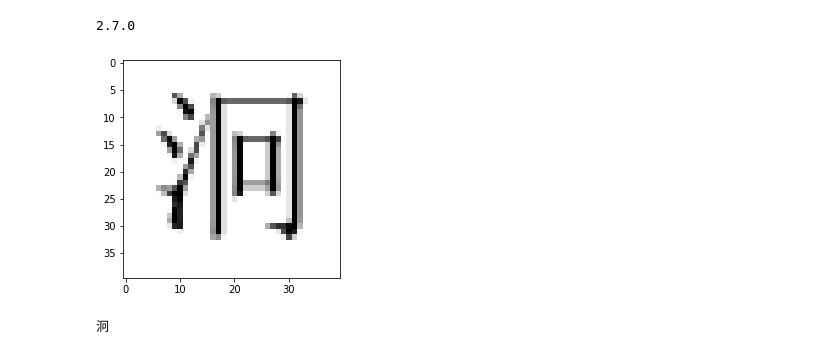
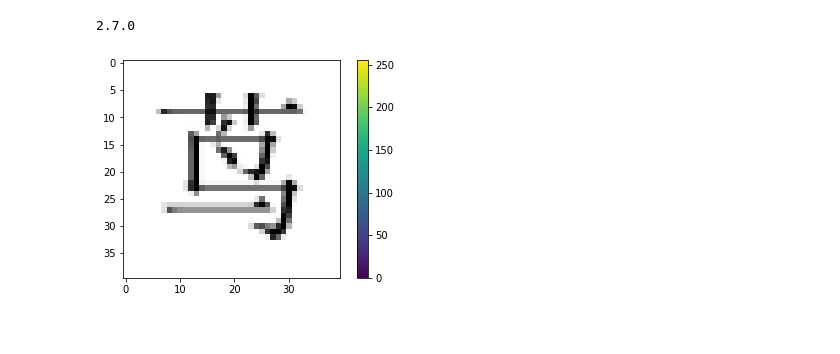
Before and after one commit to lspolatova/chinese, a Jupyter notebook: creating_images.ipynb, the cells around one changed output. Drawn from its saved outputs; the diff is of its cells as text; code cells hidden in the pictures.

```diff
--- a/creating_images.ipynb
+++ b/creating_images.ipynb
@@ -3,19 +87,15 @@
 # %%
-unicode_range = ('4E00', '9FCC')
-characters = []
-for unicode_character in range(int(unicode_range[0], 16), int(unicode_range[1], 16)):
-    characters.append(chr(unicode_character))
-
+import numpy
 from PIL import Image, ImageFilter, ImageDraw, ImageFont
 counter = 0
 X_data = []
-for letter in characters:
+for letter in letters:
     img = Image.new('RGB', (40, 40), 'white')
     idraw = ImageDraw.Draw(img)
-    line = ImageFont.truetype('/root/fonts/simsun.ttc', size = 30, encoding='utf-8')
+    line = ImageFont.truetype('/root/simsun.ttc', size = 30, encoding='utf-8')
     idraw.text((5, 5), letter, font = line, fill = 'black')
-    X_data.append(img)
+    X_data.append(numpy.asarray(img))
     counter = counter + 1
     if(not counter%1000):
-        print(f'Создано картинок {counter} из {len(characters)}...')
+        print(f'Создано картинок {counter} из {len(letters)}...')
 # %% [output]
@@ -41,0 +110,2 @@ for letter in characters:
+# %%
+X_data = np.array(X_data)
@@ -41,0 +116,2 @@ for letter in characters:
+# %%
+y = range(0, len(letters))
@@ -52,15 +131,12 @@ print(tf.__version__)
 2.7.0
 # %%
 from sklearn.model_selection import train_test_split
-train_images, test_images, train_labels, test_labels = train_test_split(X_data, characters, test_size=0.3)
+train_images, test_images, train_labels, test_labels = train_test_split(X_data, y, test_size=0.3)
-# %%
-import matplotlib.pyplot as plt
-
-plt.imshow(train_images[1000])
-plt.show()
-# %% [output]
-[figure, removed]
-# %%
-print(train_labels[1000])
-# %% [output]
-泂
+# %%
+plt.figure()
+plt.imshow(train_images[0])
+plt.colorbar()
+plt.grid(False)
+plt.show()
+# %% [output]
+[figure, added]
```
Also changed, not shown: parts of 11 cells of this notebook.
